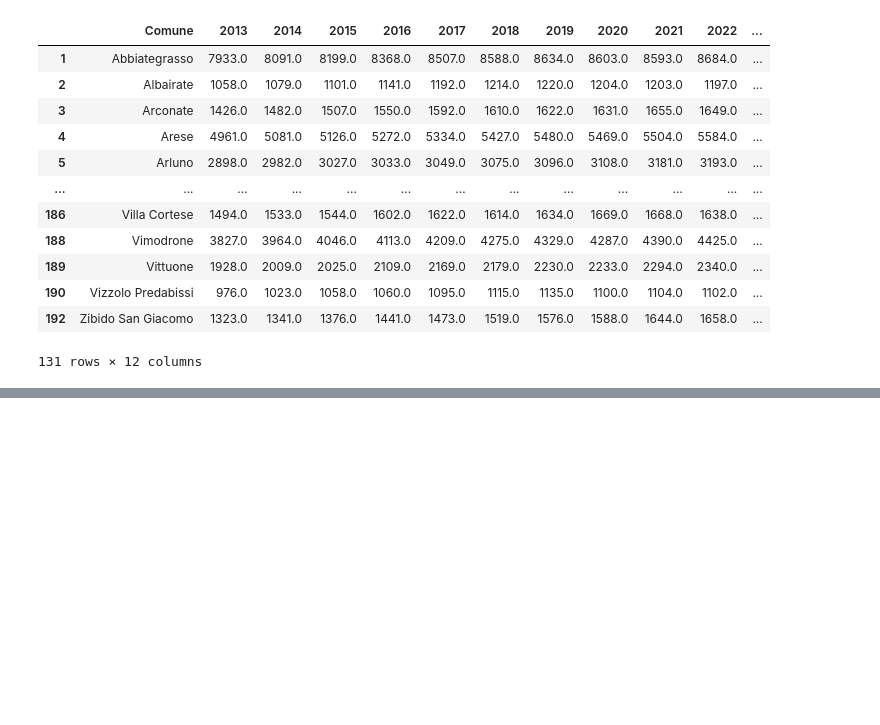
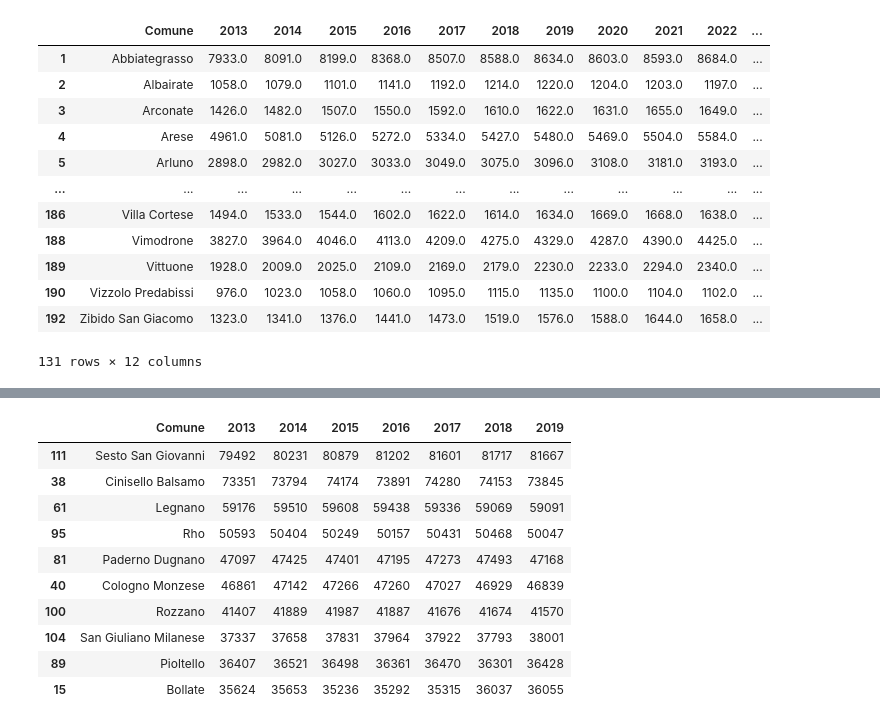
Before and after one commit to LGpolimi/HHE_DSLAB_project_AA2324, a Jupyter notebook: health_data/cardiovascular/Cardiovascular diseases/cardio.ipynb, the cells around one changed output, grey strips where cells are left out. Cells and saved outputs as stored; diff of their text form; code cells hidden in the pictures; blank space fills up the shorter version.

```diff
--- a/health_data/cardiovascular/Cardiovascular diseases/cardio.ipynb
+++ b/health_data/cardiovascular/Cardiovascular diseases/cardio.ipynb
@@ -174,0 +306,17 @@ milan_and_province.describe()
+# %%
+# printing the top 10 municipalities with the highest population for each year
+# it may be possible to see how the top 10 municipalities with the largest population are always the same
+top_demo = demographics.sort_values(by='2019', ascending=False).head(10)
+top_demo
+# %% [output]
+|  | Comune | 2013 | 2014 | 2015 | 2016 | 2017 | 2018 | 2019 |
+| 111 | Sesto San Giovanni | 79492 | 80231 | 80879 | 81202 | 81601 | 81717 | 81667 |
+| 38 | Cinisello Balsamo | 73351 | 73794 | 74174 | 73891 | 74280 | 74153 | 73845 |
+| 61 | Legnano | 59176 | 59510 | 59608 | 59438 | 59336 | 59069 | 59091 |
+| 95 | Rho | 50593 | 50404 | 50249 | 50157 | 50431 | 50468 | 50047 |
+| 81 | Paderno Dugnano | 47097 | 47425 | 47401 | 47195 | 47273 | 47493 | 47168 |
+| 40 | Cologno Monzese | 46861 | 47142 | 47266 | 47260 | 47027 | 46929 | 46839 |
+| 100 | Rozzano | 41407 | 41889 | 41987 | 41887 | 41676 | 41674 | 41570 |
+| 104 | San Giuliano Milanese | 37337 | 37658 | 37831 | 37964 | 37922 | 37793 | 38001 |
+| 89 | Pioltello | 36407 | 36521 | 36498 | 36361 | 36470 | 36301 | 36428 |
+| 15 | Bollate | 35624 | 35653 | 35236 | 35292 | 35315 | 36037 | 36055 |
```
Also changed, not shown: parts of 11 cells of this notebook, 1 other file.
